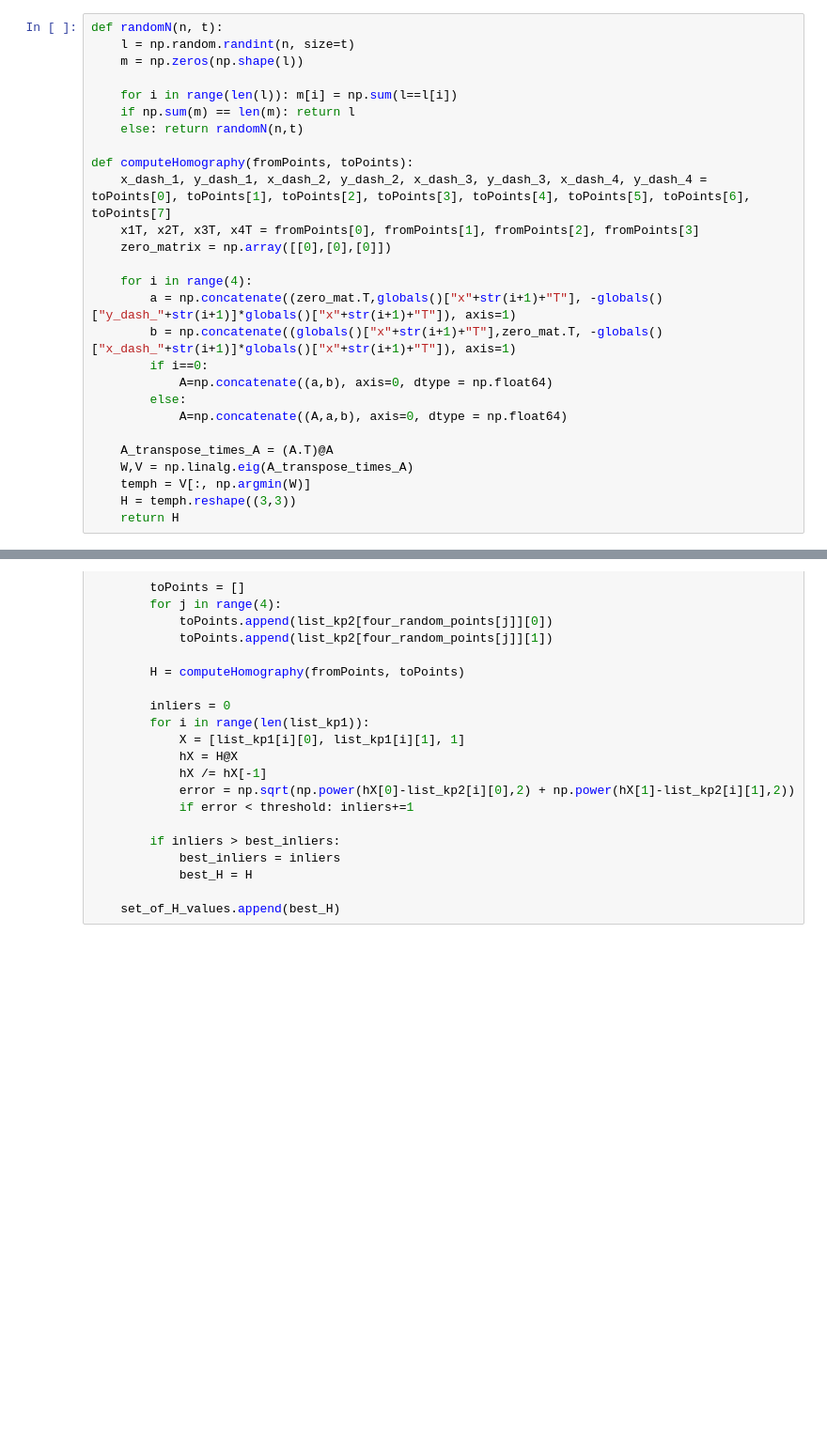
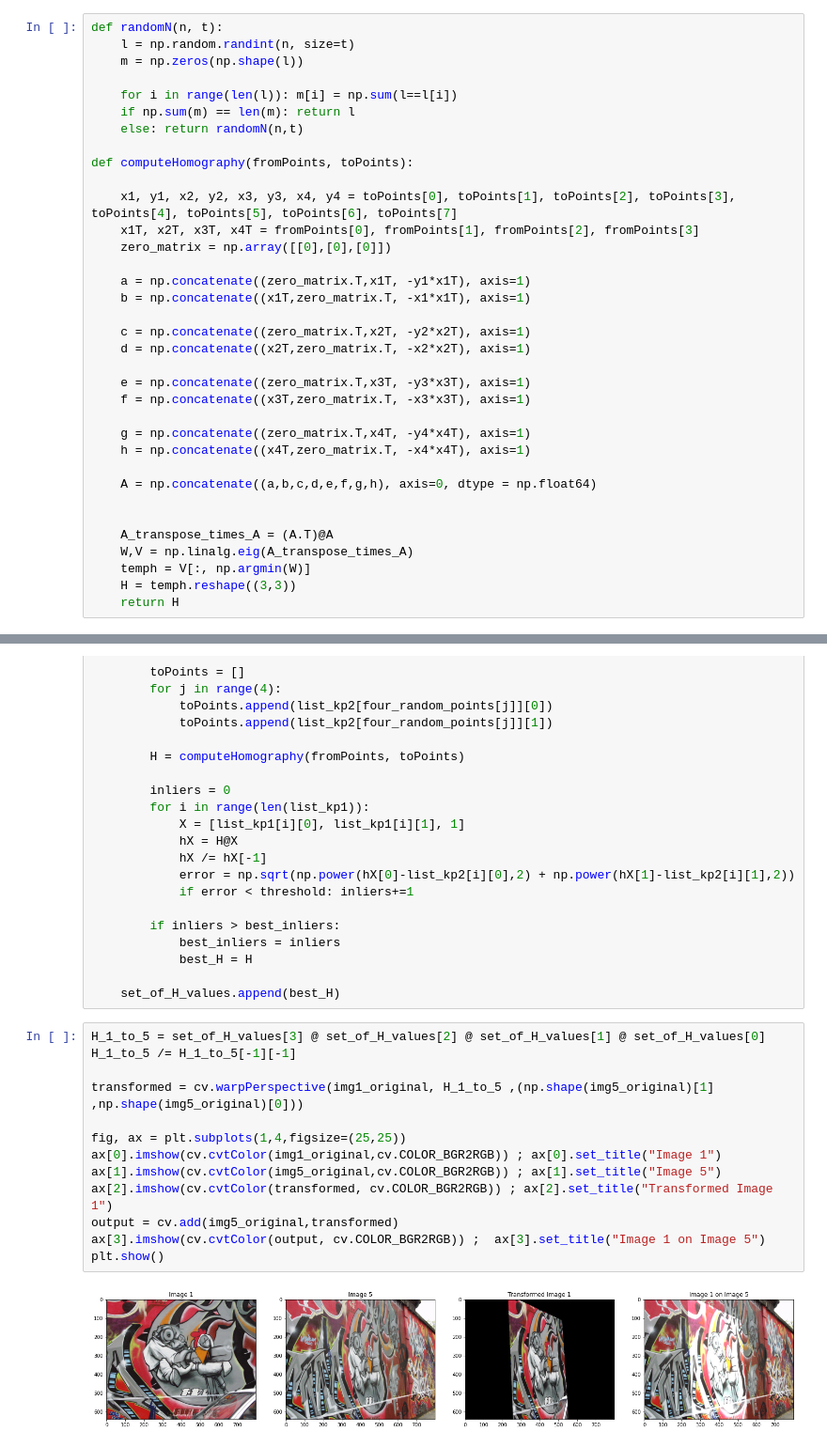
Before and after one commit to ThilankaMORA/image-processing, a Jupyter notebook: assignment 2.ipynb, the cells around one changed output, grey strips where cells are left out. Shown at 94% size. Drawn from its saved outputs; the diff is of its cells as text; blank space fills up the shorter version.

```diff
--- a/assignment 2.ipynb
+++ b/assignment 2.ipynb
@@ -250,17 +250,25 @@ def randomN(n, t):
     else: return randomN(n,t)
 
 def computeHomography(fromPoints, toPoints):
-    x_dash_1, y_dash_1, x_dash_2, y_dash_2, x_dash_3, y_dash_3, x_dash_4, y_dash_4 = toPoints[0], toPoints[1], toPoints[2], toPoints[3], toPoints[4], toPoints[5], toPoints[6], toPoints[7]
+
+    x1, y1, x2, y2, x3, y3, x4, y4 = toPoints[0], toPoints[1], toPoints[2], toPoints[3], toPoints[4], toPoints[5], toPoints[6], toPoints[7]
     x1T, x2T, x3T, x4T = fromPoints[0], fromPoints[1], fromPoints[2], fromPoints[3]
     zero_matrix = np.array([[0],[0],[0]])
 
-    for i in range(4):
-        a = np.concatenate((zero_mat.T,globals()["x"+str(i+1)+"T"], -globals()["y_dash_"+str(i+1)]*globals()["x"+str(i+1)+"T"]), axis=1)
-        b = np.concatenate((globals()["x"+str(i+1)+"T"],zero_mat.T, -globals()["x_dash_"+str(i+1)]*globals()["x"+str(i+1)+"T"]), axis=1)
-        if i==0:
-            A=np.concatenate((a,b), axis=0, dtype = np.float64)
-        else:
-            A=np.concatenate((A,a,b), axis=0, dtype = np.float64)
+    a = np.concatenate((zero_matrix.T,x1T, -y1*x1T), axis=1)
+    b = np.concatenate((x1T,zero_matrix.T, -x1*x1T), axis=1)
+
+    c = np.concatenate((zero_matrix.T,x2T, -y2*x2T), axis=1)
+    d = np.concatenate((x2T,zero_matrix.T, -x2*x2T), axis=1)
+
+    e = np.concatenate((zero_matrix.T,x3T, -y3*x3T), axis=1)
+    f = np.concatenate((x3T,zero_matrix.T, -x3*x3T), axis=1)
+
+    g = np.concatenate((zero_matrix.T,x4T, -y4*x4T), axis=1)
+    h = np.concatenate((x4T,zero_matrix.T, -x4*x4T), axis=1)
+
+    A = np.concatenate((a,b,c,d,e,f,g,h), axis=0, dtype = np.float64)
+
 
     A_transpose_times_A = (A.T)@A
     W,V = np.linalg.eig(A_transpose_times_A)
@@ -313,3 +321,18 @@ for t in range(4):
             best_H = H
 
     set_of_H_values.append(best_H)
+# %%
+H_1_to_5 = set_of_H_values[3] @ set_of_H_values[2] @ set_of_H_values[1] @ set_of_H_values[0]
+H_1_to_5 /= H_1_to_5[-1][-1]
+
+transformed = cv.warpPerspective(img1_original, H_1_to_5 ,(np.shape(img5_original)[1] ,np.shape(img5_original)[0]))
+
+fig, ax = plt.subplots(1,4,figsize=(25,25))
+ax[0].imshow(cv.cvtColor(img1_original,cv.COLOR_BGR2RGB)) ; ax[0].set_title("Image 1")
+ax[1].imshow(cv.cvtColor(img5_original,cv.COLOR_BGR2RGB)) ; ax[1].set_title("Image 5")
+ax[2].imshow(cv.cvtColor(transformed, cv.COLOR_BGR2RGB)) ; ax[2].set_title("Transformed Image 1")
+output = cv.add(img5_original,transformed)
+ax[3].imshow(cv.cvtColor(output, cv.COLOR_BGR2RGB)) ;  ax[3].set_title("Image 1 on Image 5")
+plt.show()
+# %% [output]
+[figure, added]
```
Also changed, not shown: parts of 1 cell of this notebook.
